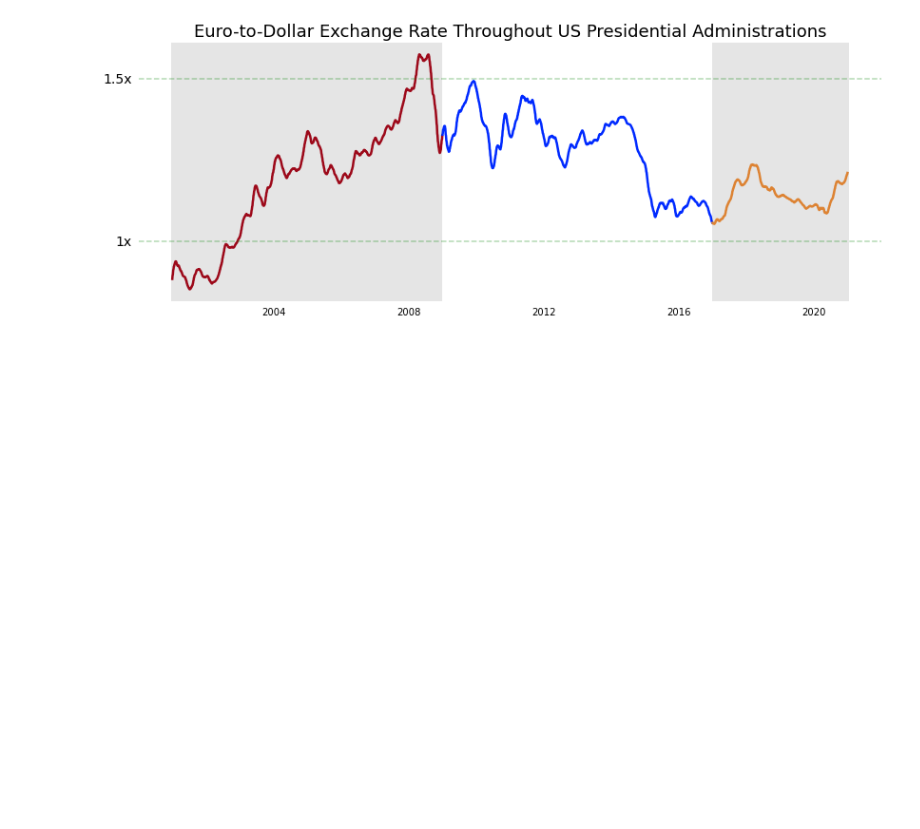
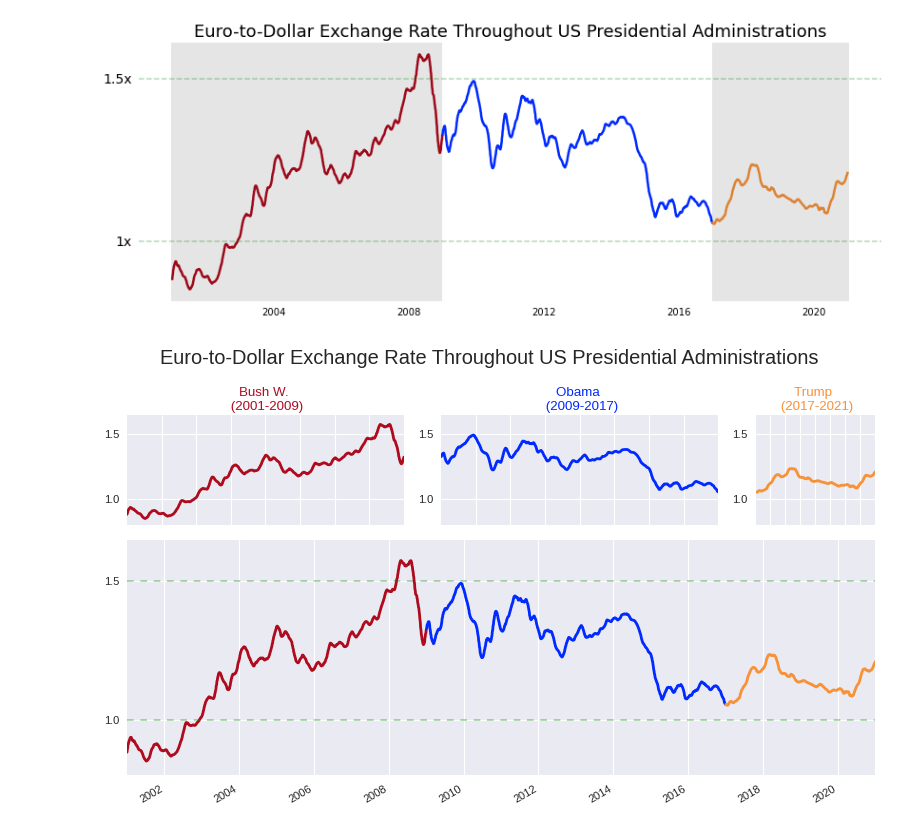
Before and after one commit to capncrockett/Dataquest, a Jupyter notebook: exchange_rates/euro_exchange_jan_2021.ipynb, the cells around one changed output. Cells and saved outputs as stored; diff of their text form; code cells hidden in the pictures; blank space fills up the shorter version.

Commit message:
Add improved layout and color scheme.

```diff
--- a/exchange_rates/euro_exchange_jan_2021.ipynb
+++ b/exchange_rates/euro_exchange_jan_2021.ipynb
@@ -166,3 +167,55 @@ for location in ['left', 'right', 'top', 'bottom']:
     ax.spines[location].set_visible(False)
 # %% [output]
 [figure]
+# %%
+from matplotlib.gridspec import GridSpec
+
+fig = plt.figure(figsize=(10,6))
+
+plt.suptitle('Euro-to-Dollar Exchange Rate Throughout US Presidential Administrations', fontsize=18)
+gs = GridSpec(nrows=3, ncols=5)
+
+# First axes
+ax1 = fig.add_subplot(gs[0, :2])
+ax1.set_title('Bush W. \n (2001-2009)', color='#af0b1e')
+ax1.plot(bush['Time'], bush['rolling_mean'], color='#af0b1e', linewidth=2.5)
+
+# Second axes
+ax2 = fig.add_subplot(gs[0, 2:4])
+ax2.set_title('Obama \n (2009-2017)', color='#002AFF')
+ax2.plot(obama['Time'], obama['rolling_mean'], color='#002AFF', linewidth=2.5)
+
+# Third axes
+ax3 = fig.add_subplot(gs[0, 4])
+ax3.set_title('Trump \n (2017-2021)', color='#F79239')
+ax3.plot(trump['Time'], trump['rolling_mean'], color='#F79239', linewidth=2.5)
+
+
+# Fourth axes
+ax4 = fig.add_subplot(gs[1:, :])
+ax4.plot(bush['Time'], bush['rolling_mean'], color='#af0b1e', linewidth=2.5)
+ax4.plot(obama['Time'], obama['rolling_mean'], color='#002AFF', linewidth=2.5)
+ax4.plot(trump['Time'], trump['rolling_mean'], color='#F79239', linewidth=2.5)
+ax4.axhline(y=1.0, color='g', linestyle='--', alpha=0.3)
+ax4.axhline(y=1.5, color='g', linestyle='--', alpha=0.3)
+ax4.tick_params(bottom=0, left=0)
+
+axes = [ax1, ax2, ax3, ax4]
+
+for ax in axes:
+    ax.tick_params(bottom=0, left=0, right=0, top=0)
+    ax.set_ylim([0.8, 1.65])
+    for location in ['left', 'right', 'top', 'bottom']:
+        ax.spines[location].set_visible(False)
+
+    ax.set_yticks([1.0, 1.5])
+
+for ax in axes[:3]:
+    ax.grid(visible=True, axis='both')
+
+fig.autofmt_xdate()
+fig.tight_layout()
+plt.style.use('seaborn-bright')
+plt.show()
+# %% [output]
+[figure, added]
```
Also changed, not shown: parts of 1 cell of this notebook.
